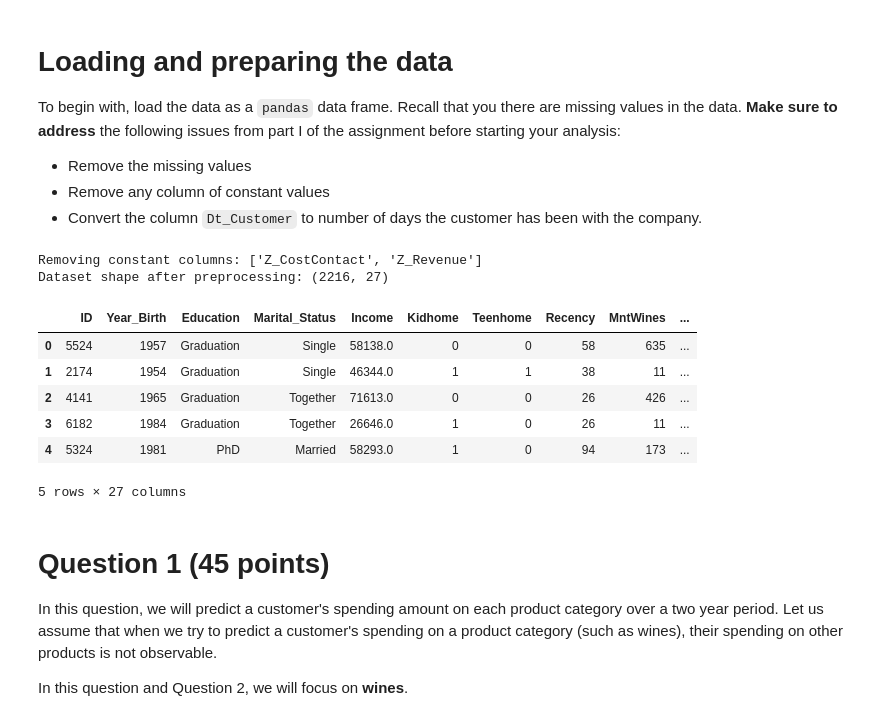
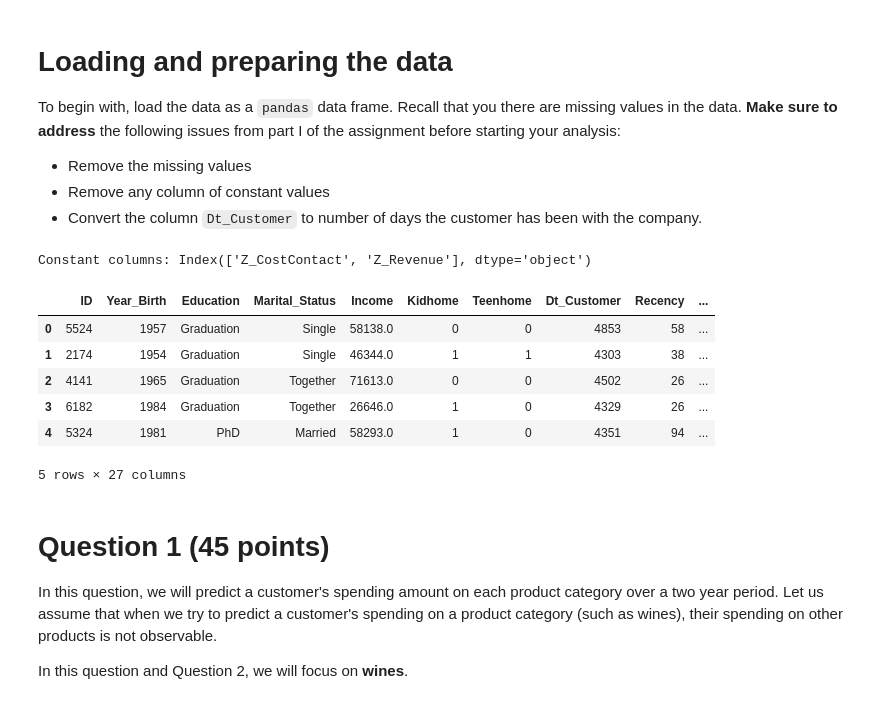
Before and after one commit to rayoen0/data-analytics-with-python-classroom-1a8e1c-individual-assignment-iii-Case-Assignment-III, a Jupyter notebook: Assignment_3.ipynb, the cells around one changed output. Cells and saved outputs as stored; diff of their text form; code cells hidden in the pictures.

```diff
--- a/Assignment_3.ipynb
+++ b/Assignment_3.ipynb
@@ -34,35 +34,36 @@ from sklearn.metrics import (mean_squared_error, r2_score, mean_absolute_error,
                              classification_report, confusion_matrix)
 import plotly.express as px
 # %%
+from datetime import datetime
 
 # Load the dataset
 df = pd.read_csv("/content/W33836-XLS-ENG.csv", sep=";")
 
 # Removing missing values
 df.dropna(inplace=True)
 
 # Checking for constant columns and removing them as these don't provide predictive value
-constant_cols = [col for col in df.columns if df[col].nunique() <= 1]
+constant_cols = df.columns[df.nunique() <= 1]
 print(f"Constant columns: {constant_cols}")
-df = df.drop(columns=constant_cols, inplace=True)
+df = df.drop(columns=constant_cols) # Removed inplace=True and reassigned df
+
 
 # 3. Convert Dt_Customer to number of days with company
 # First, convert to datetime
 df['Dt_Customer'] = pd.to_datetime(df['Dt_Customer'], format='mixed', dayfirst=False)
 # Use a reference date, we'll use today to compare
 reference_date = datetime.today()
 df['Dt_Customer'] = (reference_date - df['Dt_Customer']).dt.days
 
 df.head()
 # %% [output]
-Removing constant columns: ['Z_CostContact', 'Z_Revenue']
-Dataset shape after preprocessing: (2216, 27)
+Constant columns: Index(['Z_CostContact', 'Z_Revenue'], dtype='object')
-|  | ID | Year_Birth | Education | Marital_Status | Income | Kidhome | Teenhome | Recency | MntWines | ... |
-| 0 | 5524 | 1957 | Graduation | Single | 58138.0 | 0 | 0 | 58 | 635 | ... |
-| 1 | 2174 | 1954 | Graduation | Single | 46344.0 | 1 | 1 | 38 | 11 | ... |
-| 2 | 4141 | 1965 | Graduation | Together | 71613.0 | 0 | 0 | 26 | 426 | ... |
-| 3 | 6182 | 1984 | Graduation | Together | 26646.0 | 1 | 0 | 26 | 11 | ... |
-| 4 | 5324 | 1981 | PhD | Married | 58293.0 | 1 | 0 | 94 | 173 | ... |
+|  | ID | Year_Birth | Education | Marital_Status | Income | Kidhome | Teenhome | Dt_Customer | Recency | ... |
+| 0 | 5524 | 1957 | Graduation | Single | 58138.0 | 0 | 0 | 4853 | 58 | ... |
+| 1 | 2174 | 1954 | Graduation | Single | 46344.0 | 1 | 1 | 4303 | 38 | ... |
+| 2 | 4141 | 1965 | Graduation | Together | 71613.0 | 0 | 0 | 4502 | 26 | ... |
+| 3 | 6182 | 1984 | Graduation | Together | 26646.0 | 1 | 0 | 4329 | 26 | ... |
+| 4 | 5324 | 1981 | PhD | Married | 58293.0 | 1 | 0 | 4351 | 94 | ... |
 5 rows × 27 columns
 # %% [markdown]
 # Question 1 (45 points)
```
Also changed, not shown: parts of 2 cells of this notebook.
